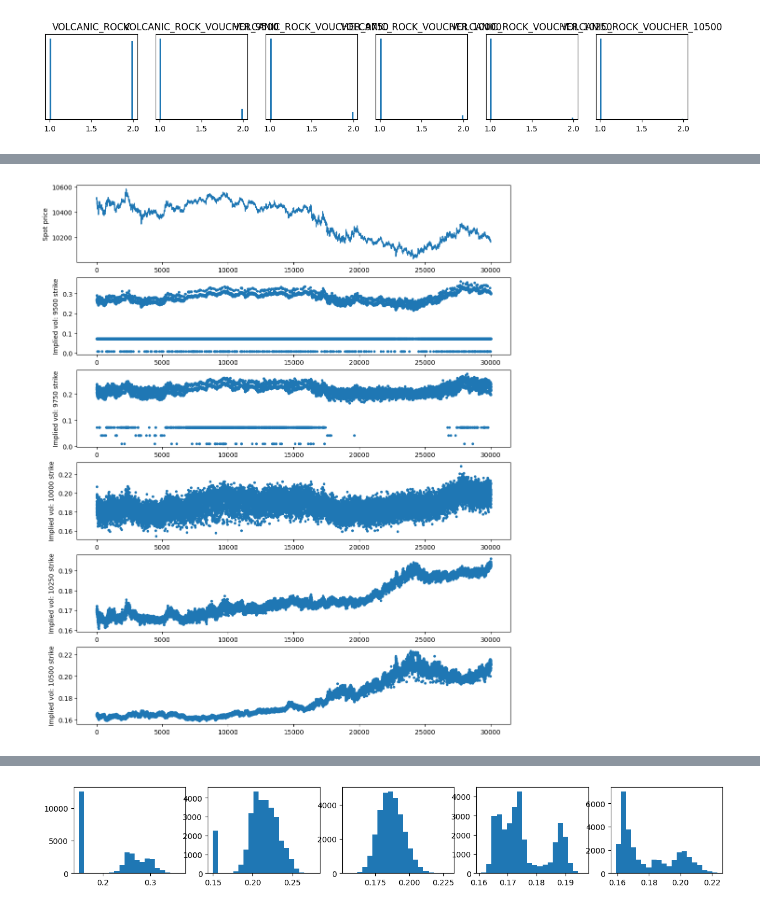
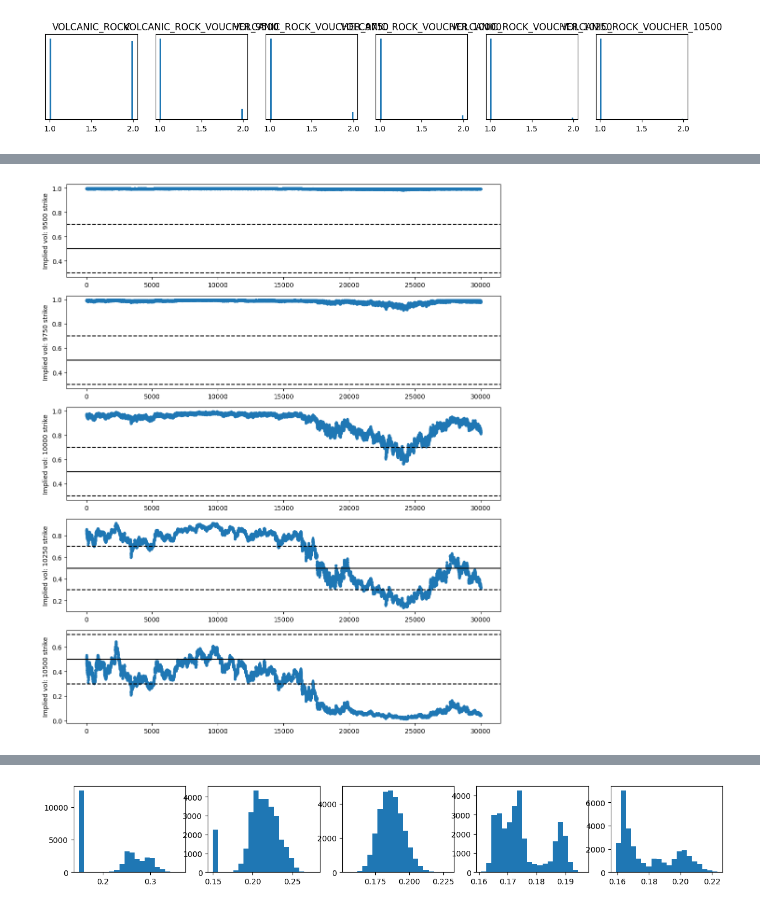
Before and after one commit to aemilani/imc-prosperity-3, a Jupyter notebook: notebooks/rock.ipynb, the cells around one changed output, grey strips where cells are left out. Drawn from its saved outputs; the diff is of its cells as text; code cells hidden in the pictures.

```diff
--- a/notebooks/rock.ipynb
+++ b/notebooks/rock.ipynb
@@ -128,0 +160,28 @@ plt.scatter(call_4.index, call_4['mid_price'] - call_4['fair_value'], marker='.'
+# %%
+call = call_4
+w = 100
+
+logr = np.log(rock['mid_price'] / rock['mid_price'].shift(1))
+realized_vol = logr.rolling(w).std() * np.sqrt(10000 * 250)
+vol_spread = call['implied_vol'] - realized_vol
+vol_spread_zscore = (vol_spread - vol_spread.rolling(w).mean()) / vol_spread.rolling(w).std()
+
+fig, ax = plt.subplots(7, 1, figsize=(12, 22))
+ax[0].plot(call['spot'])
+ax[0].set_ylabel('Spot price')
+ax[0].axhline(call.iloc[0]['strike'], c='k')
+ax[1].plot(call['implied_vol'])
+ax[1].set_ylabel('vol')
+ax[2].plot(vol_spread)
+ax[2].axhline(0, c='k')
+ax[2].set_ylabel('vol risk premium')
+ax[3].plot(vol_spread_zscore)
+ax[3].axhline(0, c='k')
+ax[3].set_ylabel('vol risk premium z-score')
+ax[4].plot(call['delta'])
+ax[4].set_ylabel('delta')
+ax[5].plot(call['gamma'])
+ax[5].set_ylabel('gamma')
+ax[6].plot(call['vega'])
+ax[6].set_ylabel('vega')
+plt.show()
@@ -129,5 +190,2 @@ plt.scatter(call_4.index, call_4['mid_price'] - call_4['fair_value'], marker='.'
 # %%
 products = [rock, call_0, call_1, call_2, call_3, call_4]
-# %%
-for prod in products:
-    print(prod['bid_price_1'].isna().sum(), prod['ask_price_1'].isna().sum())
@@ -141,3 +191,0 @@ for prod in products:
-# %%
-for prod in products:
-    print(prod['mid_price'].isna().sum(), prod['mid_price'].isna().sum())
@@ -197,11 +220,12 @@ plt.show()
 # %%
-fig, ax = plt.subplots(6, 1, figsize=(12, 15))
-ax[0].plot(rock['mid_price'])
-ax[0].set_ylabel('Spot price')
+fig, ax = plt.subplots(5, 1, figsize=(12, 15))
 for i, call in enumerate([call_0, call_1, call_2, call_3, call_4]):
-    ax[i + 1].scatter(np.arange(len(call)), call['implied_vol'], marker='.')
-    ax[i + 1].set_ylabel(f'Implied vol: {call.iloc[0]['strike']} strike')
+    ax[i].scatter(np.arange(len(call)), call['delta'], marker='.')
+    ax[i].set_ylabel(f'Implied vol: {call.iloc[0]['strike']} strike')
+    ax[i].axhline(0.5, c='k')
+    ax[i].axhline(0.3, c='k', linestyle='dashed')
+    ax[i].axhline(0.7, c='k', linestyle='dashed')
 plt.show()
 # %% [output]
-[figure, old version]
+[figure, new version]
 # %%
```
Also changed, not shown: parts of 28 cells of this notebook, 3 other files.
